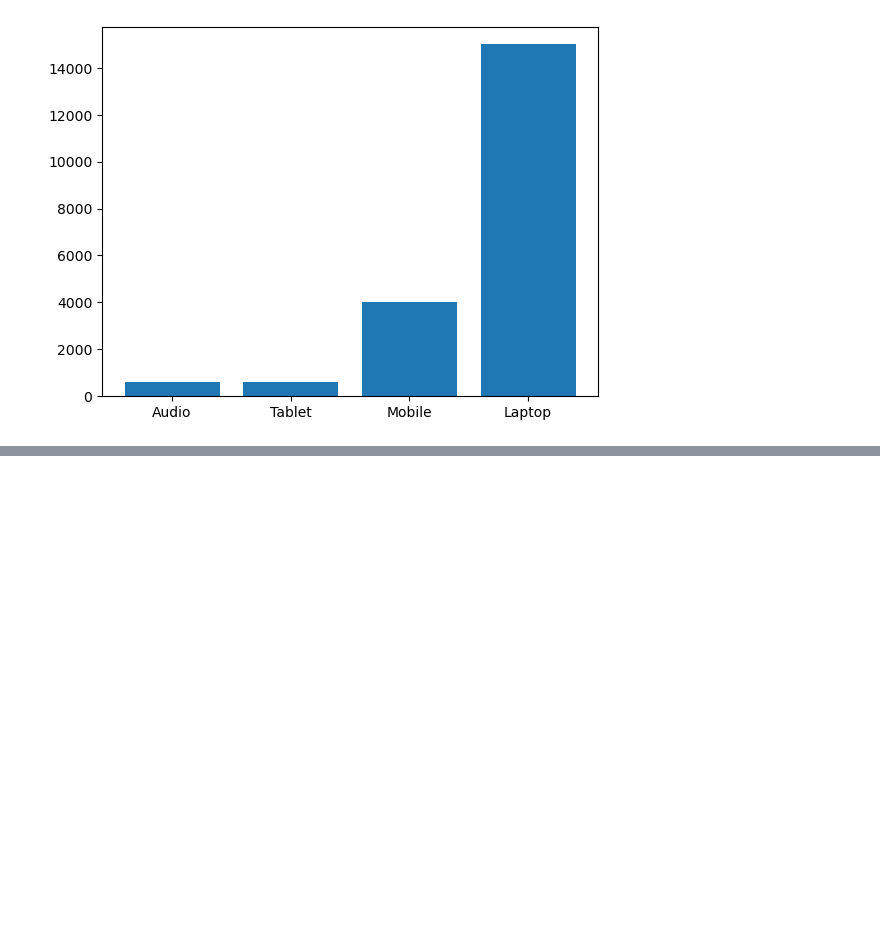
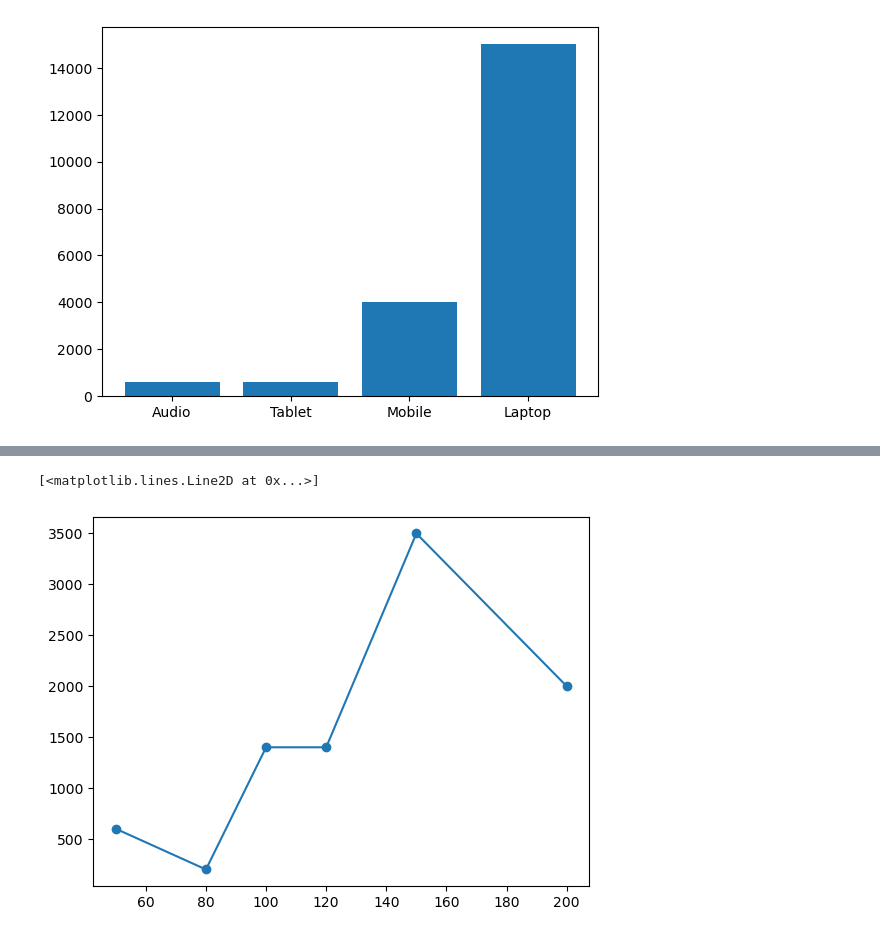
Before and after one commit to BohdanDuma/NUMPY, a Jupyter notebook: 20.04.ipynb, the cells around one changed output, grey strips where cells are left out. Drawn from its saved outputs; the diff is of its cells as text; code cells hidden in the pictures; blank space fills up the shorter version.

```diff
--- a/20.04.ipynb
+++ b/20.04.ipynb
@@ -121,0 +127,9 @@ plt.bar(group_cat['category'],group_cat['revenue'])
+# %%
+revenue_median = market_ord.loc[market_ord['revenue'] != market_ord['revenue'].max(), 'revenue'].median()
+market_ord.loc[market_ord['revenue'] == market_ord['revenue'].max(), 'revenue'] = revenue_median
+# %%
+sorted_df = market_ord.sort_values('ad_spend')
+plt.plot(sorted_df['ad_spend'], sorted_df['revenue'], marker='o')
+# %% [output]
+[<matplotlib.lines.Line2D at 0x...>]
+[figure, added]
```
Also changed, not shown: parts of 8 cells of this notebook.
